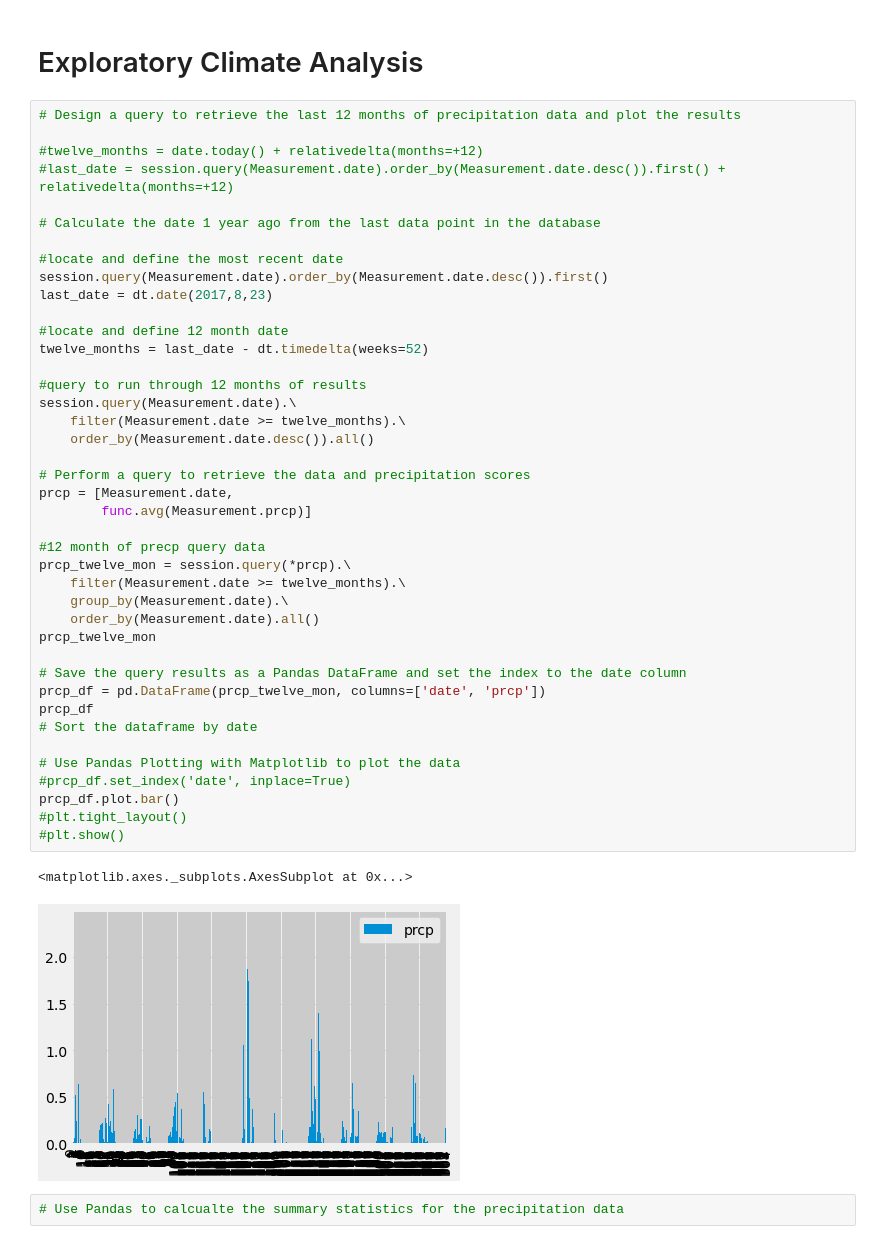
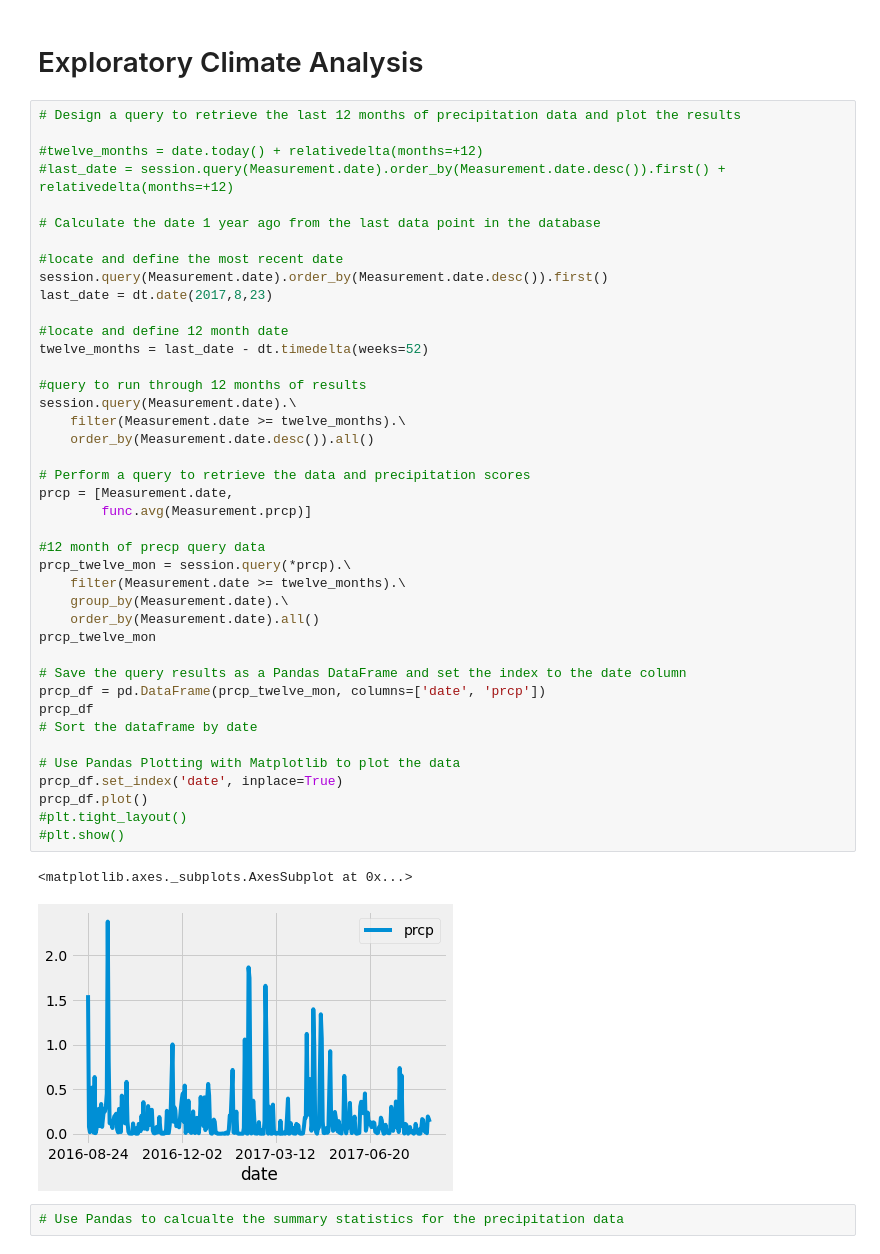
Before and after one commit to WilliamRoll/sqlalchemy-challenge, a Jupyter notebook: climate_starter.ipynb, the cells around one changed output. Cells and saved outputs as stored; diff of their text form.

Commit message:
Plot slightly updated

```diff
--- a/climate_starter.ipynb
+++ b/climate_starter.ipynb
@@ -82,36 +82,36 @@ last_date = dt.date(2017,8,23)
 
 #locate and define 12 month date
 twelve_months = last_date - dt.timedelta(weeks=52)
 
 #query to run through 12 months of results
 session.query(Measurement.date).\
     filter(Measurement.date >= twelve_months).\
     order_by(Measurement.date.desc()).all()
 
 # Perform a query to retrieve the data and precipitation scores
 prcp = [Measurement.date,
         func.avg(Measurement.prcp)]
 
 #12 month of precp query data
 prcp_twelve_mon = session.query(*prcp).\
     filter(Measurement.date >= twelve_months).\
     group_by(Measurement.date).\
     order_by(Measurement.date).all()
 prcp_twelve_mon
 
 # Save the query results as a Pandas DataFrame and set the index to the date column
 prcp_df = pd.DataFrame(prcp_twelve_mon, columns=['date', 'prcp'])
 prcp_df
 # Sort the dataframe by date
 
 # Use Pandas Plotting with Matplotlib to plot the data
-#prcp_df.set_index('date', inplace=True)
-prcp_df.plot.bar()
+prcp_df.set_index('date', inplace=True)
+prcp_df.plot()
 #plt.tight_layout()
 #plt.show()
 # %% [output]
 <matplotlib.axes._subplots.AxesSubplot at 0x...>
-[figure, old version]
+[figure, new version]
 # %%
 # Use Pandas to calcualte the summary statistics for the precipitation data
 # %%
```
Also changed, not shown: parts of 2 cells of this notebook.
